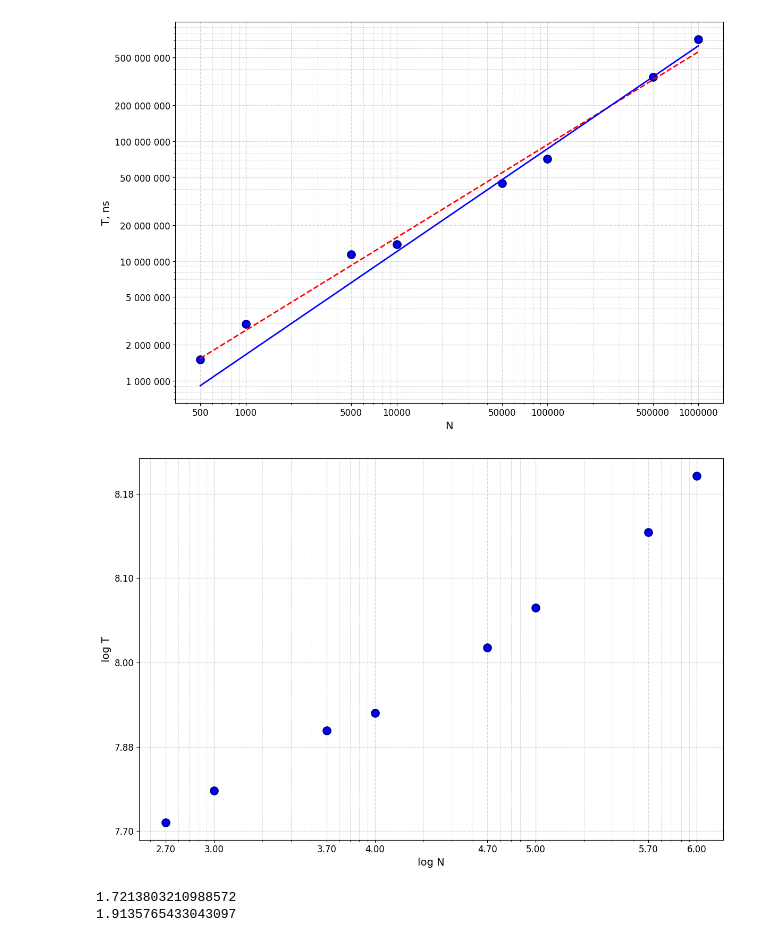
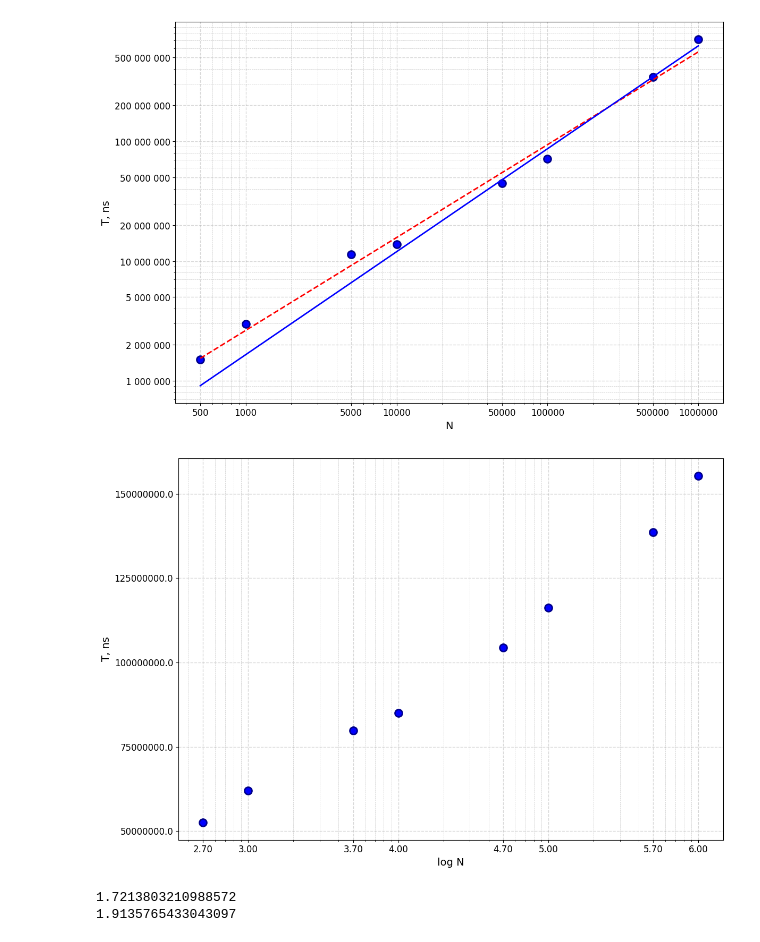
Before and after one commit to ak4235920/laboratory-mipt-2026-cpp, a Jupyter notebook: lab01/code/graphs.ipynb, the cells around one changed output. Drawn from its saved outputs; the diff is of its cells as text; code cells hidden in the pictures.

```diff
--- a/lab01/code/graphs.ipynb
+++ b/lab01/code/graphs.ipynb
@@ -45,27 +45,27 @@ plt.show()
 # %%
 import matplotlib.pyplot as plt
 import numpy as np
 
 x = np.array([500, 1000, 5000, 10000, 50000, 100000, 500000, 1000000])
 y = np.array([52566958, 62076750, 79780000, 84988333, 104370667, 116274083, 138625000 ,155383041])
 plt.figure(figsize=(12, 8))
 plt.plot(x, y, 'bo', markersize=10, markeredgewidth=2, markeredgecolor='darkblue')
 plt.xscale('log')
 plt.xlabel('log N', fontsize=14)
 custom_xticks = [500, 1000, 5000, 10000, 50000, 100000, 500000, 1000000]
 custom_xtick_labels = [f'{np.log10(val):.2f}' for val in custom_xticks]
 plt.xticks(custom_xticks, custom_xtick_labels, fontsize=12)
-plt.ylabel('log T', fontsize=14)
+plt.ylabel('T, ns', fontsize=14)
 custom_yticks = [5e7, 7.5e7, 1e8, 1.25e8, 1.5e8]
-custom_ytick_labels = [f'{np.log10(val):.2f}' for val in custom_yticks]
+custom_ytick_labels = [5e7, 7.5e7, 1e8, 1.25e8, 1.5e8]
 plt.yticks(custom_yticks, custom_ytick_labels, fontsize=12)
 plt.grid(True, which='both', linestyle='--', linewidth=0.5, alpha=0.7)
 plt.grid(True, which='major', linewidth=1, alpha=0.5)
 plt.tight_layout()
 plt.savefig('1.binary.pdf', bbox_inches='tight', facecolor='white')
 plt.show()
 # %% [output]
-[figure, old version]
+[figure, new version]
 # %%
 import matplotlib.pyplot as plt
 import numpy as np
```
Also changed, not shown: 12 other files.
